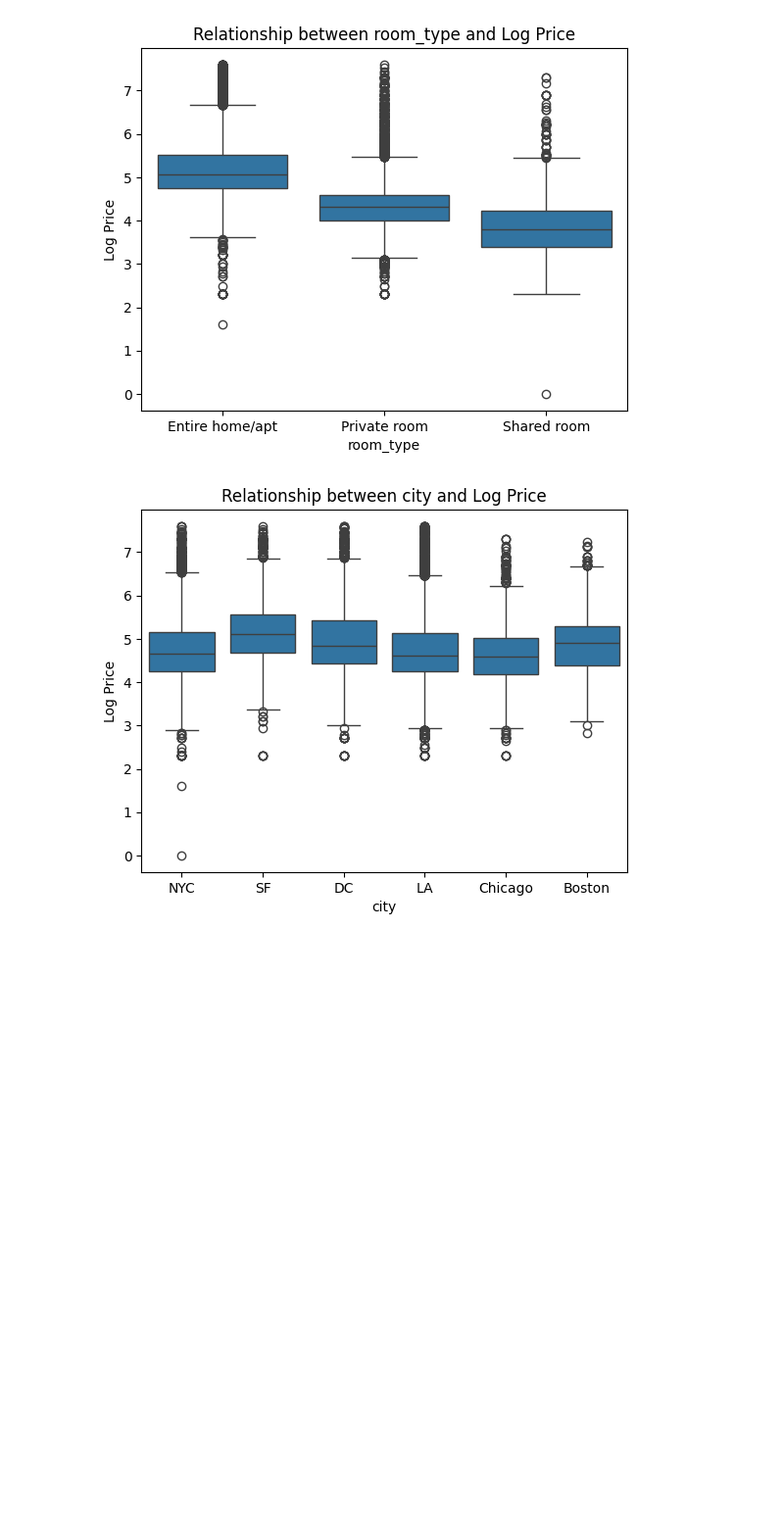
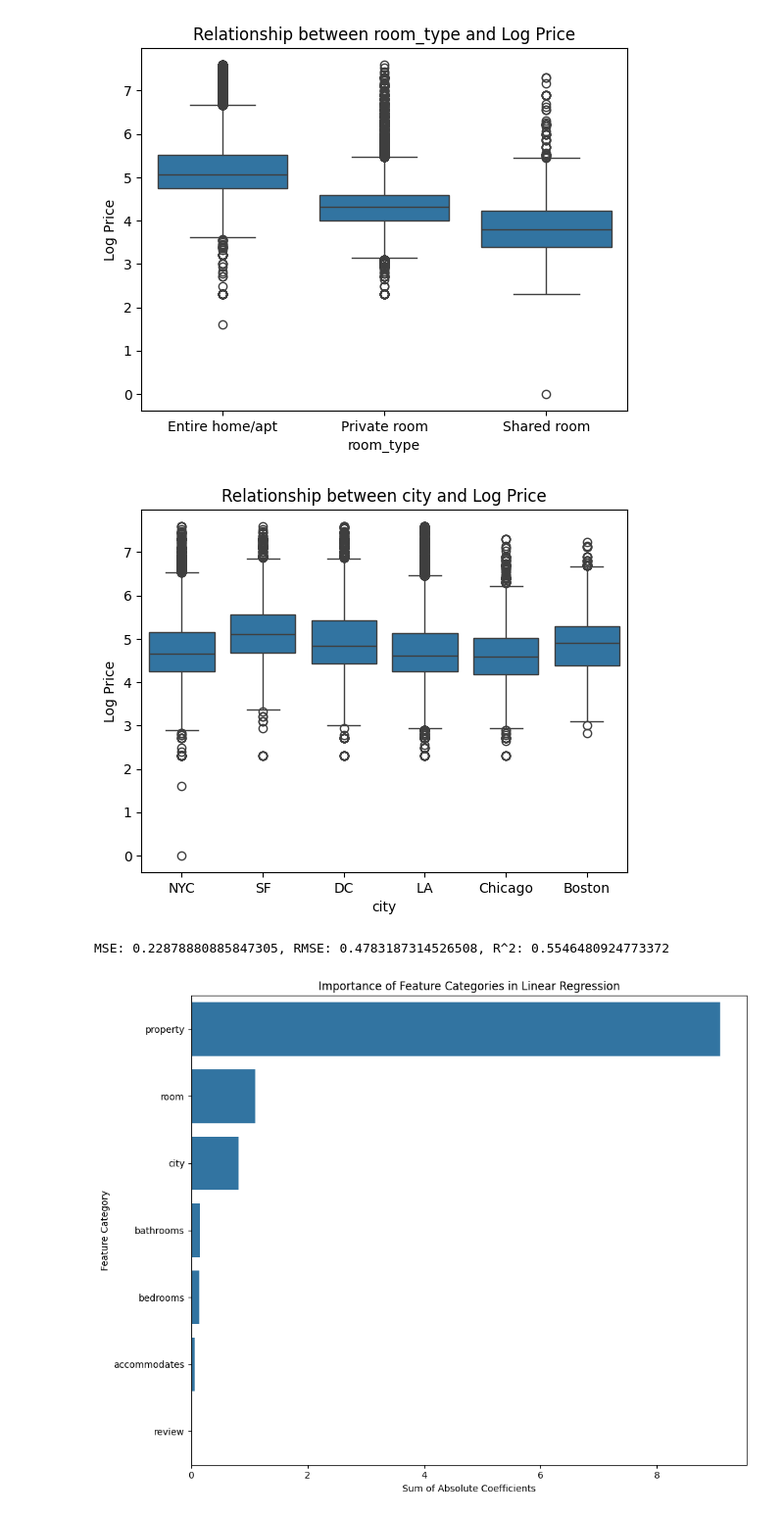
Before and after one commit to Marc94440/TD4_Explainability_AI, a Jupyter notebook: Untitled-1.ipynb, the cells around one changed output. Shown: that part at 98% size. Drawn from its saved outputs; the diff is of its cells as text; code cells hidden in the pictures; blank space fills up the shorter version.

Commit message:
linear regression and coeffs 🐮

```diff
--- a/Untitled-1.ipynb
+++ b/Untitled-1.ipynb
@@ -147,3 +147,76 @@ dtype: int64
 [figure]
 [figure]
 [figure]
+# %%
+from sklearn.linear_model import LinearRegression
+from sklearn.metrics import mean_squared_error
+from sklearn.model_selection import train_test_split
+from sklearn.preprocessing import OneHotEncoder
+from sklearn.compose import ColumnTransformer
+
+# Split data into features and target variable
+features = ['accommodates', 'bathrooms', 'bedrooms', 'review_scores_rating', 'property_type', 'room_type', 'city']
+X = data[features]
+y = data['log_price']
+
+# Creating a transformer for both numerical and categorical
+preprocessor = ColumnTransformer(
+    transformers=[
+        ('num', 'passthrough', numerical_features),
+        ('cat', OneHotEncoder(handle_unknown='ignore'), categorical_features)
+    ])
+
+# Preprocessing the data
+X_processed = preprocessor.fit_transform(X)
+
+# Split data into training and testing sets
+X_train, X_test, y_train, y_test = train_test_split(X_processed, y, test_size=0.2, random_state=42)
+
+# Train a linear regression model
+model = LinearRegression()
+model.fit(X_train, y_train)
+
+# Make predictions
+y_pred = model.predict(X_test)
+
+# Evaluate the model
+mse = mean_squared_error(y_test, y_pred)
+rmse = np.sqrt(mse)
+r2 = model.score(X_test, y_test)
+
+# Print evaluation metrics
+print(f'MSE: {mse}, RMSE: {rmse}, R^2: {r2}')
+
+# Get names of the one-hot encoded columns
+ohe_feature_names = preprocessor.named_transformers_['cat'].get_feature_names_out(input_features=categorical_features)
+
+# Combine with numerical features to get the complete list
+feature_names = numerical_features + list(ohe_feature_names)
+
+# Create a DataFrame for coefficients
+coefficients = pd.DataFrame({
+    'Feature': feature_names,
+    'Coefficient': model.coef_
+}).sort_values(by='Coefficient', key=abs, ascending=False)  # Sort by absolute value
+
+# Calculate the sum of absolute values of coefficients for each category
+coefficients['Absolute Coefficient'] = coefficients['Coefficient'].abs()
+coefficients['Feature Category'] = coefficients['Feature'].apply(lambda x: x.split('_')[0])
+
+# Aggregate these absolute coefficients by category
+category_importance = coefficients.groupby('Feature Category')['Absolute Coefficient'].sum().reset_index()
+
+# Sort categories by their summed absolute coefficient
+category_importance_sorted = category_importance.sort_values(by='Absolute Coefficient', ascending=False)
+
+# Plot
+plt.figure(figsize=(10, 8))
+sns.barplot(data=category_importance_sorted, x='Absolute Coefficient', y='Feature Category')
+plt.title('Importance of Feature Categories in Linear Regression')
+plt.xlabel('Sum of Absolute Coefficients')
+plt.ylabel('Feature Category')
+plt.tight_layout()
+plt.show()
+# %% [output]
+MSE: 0.22878880885847305, RMSE: 0.4783187314526508, R^2: 0.5546480924773372
+[figure, added]
```
